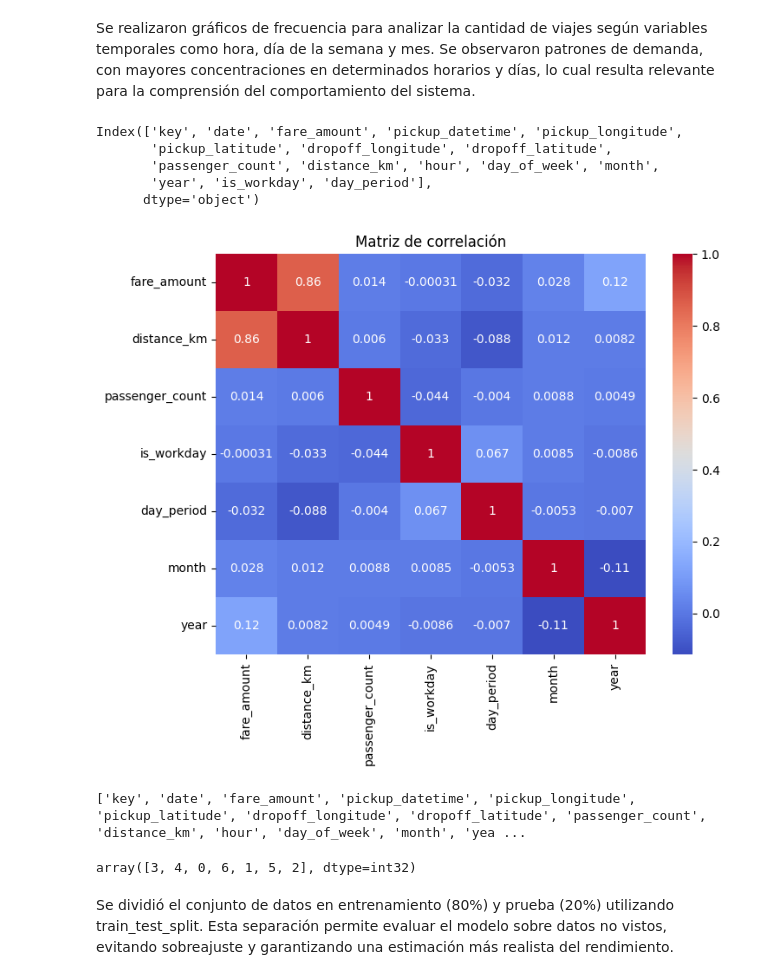
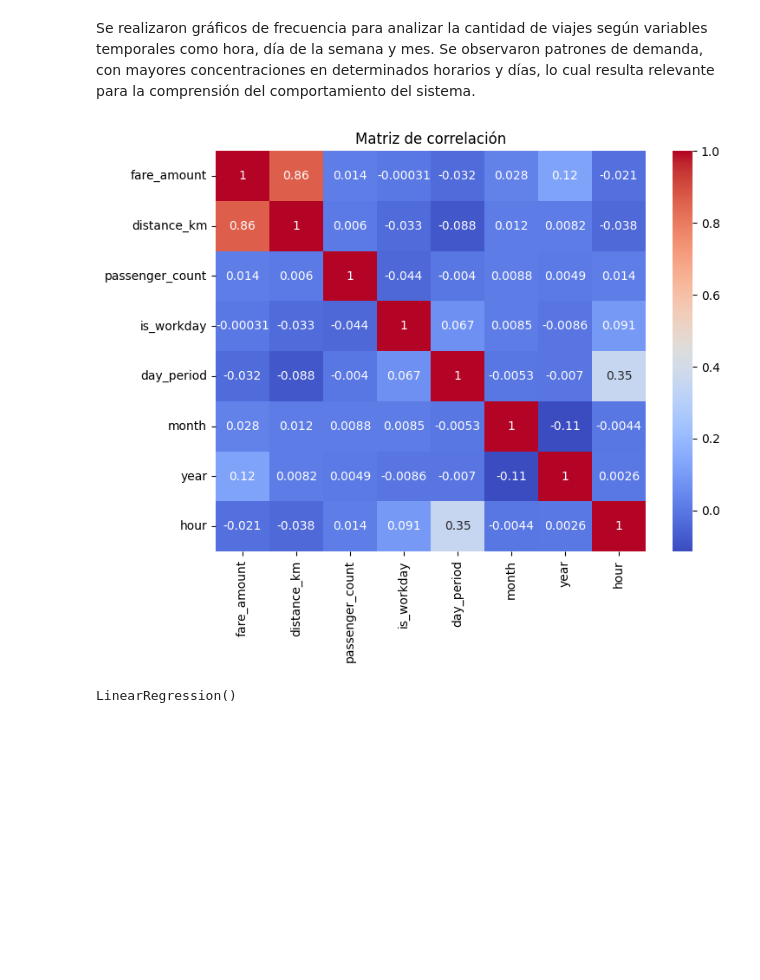
Before and after one commit to luciajaureguiheisterborg-eng/AA1-TUIA-2026C1-Jauregui-Narvaez-Nebbia, a Jupyter notebook: TP-regresion-AA1.ipynb, the cells around one changed output. Drawn from its saved outputs; the diff is of its cells as text; code cells hidden in the pictures; blank space fills up the shorter version.

```diff
--- a/TP-regresion-AA1.ipynb
+++ b/TP-regresion-AA1.ipynb
@@ -155,6 +155,16 @@ condicion = ((df['pickup_latitude'] > 90) | (df['pickup_latitude'] < -90) |
 df.loc[condicion, ['pickup_latitude', 'pickup_longitude', 'dropoff_latitude', 'dropoff_longitude']]
 # %% [output]
 |  | pickup_latitude | pickup_longitude | dropoff_latitude | dropoff_longitude |
+# %%
+lat_min, lat_max = 40.5, 41.0 #buscamos coordenadas de nyc
+lon_min, lon_max = -74.3, -73.6
+
+df = df[
+    (df['pickup_latitude'].between(lat_min, lat_max)) &
+    (df['pickup_longitude'].between(lon_min, lon_max)) &
+    (df['dropoff_latitude'].between(lat_min, lat_max)) &
+    (df['dropoff_longitude'].between(lon_min, lon_max))
+].copy()
 # %%
 df.isnull().sum() #chequeo
 # %% [output]
@@ -384,28 +382,12 @@ plt.show()
 # %% [markdown]
 Se realizaron gráficos de frecuencia para analizar la cantidad de viajes según variables temporales como hora, día de la semana y mes. Se observaron patrones de demanda, con mayores concentraciones en determinados horarios y días, lo cual resulta relevante para la comprensión del comportamiento del sistema.
-# %%
-df.columns
-# %% [output]
-Index(['key', 'date', 'fare_amount', 'pickup_datetime', 'pickup_longitude',
-       'pickup_latitude', 'dropoff_longitude', 'dropoff_latitude',
-       'passenger_count', 'distance_km', 'hour', 'day_of_week', 'month',
-       'year', 'is_workday', 'day_period'],
-      dtype='object')
 # %%
-cols = ['fare_amount', 'distance_km', 'passenger_count', "is_workday","day_period", 'month', "year"]
+cols = ['fare_amount', 'distance_km', 'passenger_count', "is_workday","day_period", 'month', "year", "hour"]
 corr = df[cols].corr()
 
 plt.figure(figsize=(8, 6))
 sns.heatmap(corr, annot=True, cmap='coolwarm')
 plt.title("Matriz de correlación")
 plt.show()
 # %% [output]
-[figure, old version]
+[figure, new version]
-# %%
-print(df.columns.tolist())
-# %% [output]
-['key', 'date', 'fare_amount', 'pickup_datetime', 'pickup_longitude', 'pickup_latitude', 'dropoff_longitude', 'dropoff_latitude', 'passenger_count', 'distance_km', 'hour', 'day_of_week', 'month', 'yea ...
-# %%
-df["day_of_week"].unique()
-# %% [output]
-array([3, 4, 0, 6, 1, 5, 2], dtype=int32)
@@ -449,2 +393,0 @@ X_test_scaled = scaler.transform(X_test)
-# %% [markdown]
-Se dividió el conjunto de datos en entrenamiento (80%) y prueba (20%) utilizando train_test_split. Esta separación permite evaluar el modelo sobre datos no vistos, evitando sobreajuste y garantizando una estimación más realista del rendimiento.
@@ -450,0 +403,28 @@ Se dividió el conjunto de datos en entrenamiento (80%) y prueba (20%) utilizand
+# %%
+features = [
+    'distance_km',
+    'year',
+    'is_workday',
+    'day_period_1',
+    'day_period_2',
+    'day_period_3',
+
+]
+
+X = df_ml[features]
+y = df_ml['fare_amount']
+
+#dividimos los datos
+X_train, X_test, y_train, y_test = train_test_split(X, y, test_size=0.2, random_state=42)
+
+#
+scaler = StandardScaler()
+
+X_train_scaled = scaler.fit_transform(X_train)
+X_test_scaled = scaler.transform(X_test)
+
+#entrenamos modelo con datos escalados
+modelo = LinearRegression()
+modelo.fit(X_train_scaled, y_train)
+# %% [output]
+LinearRegression()
```
Also changed, not shown: parts of 23 cells of this notebook.
